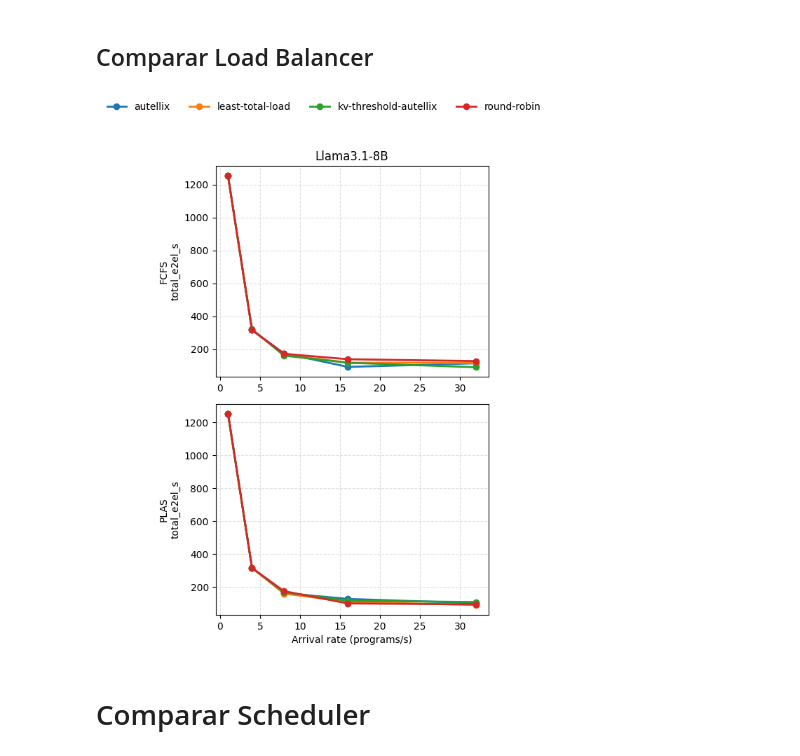
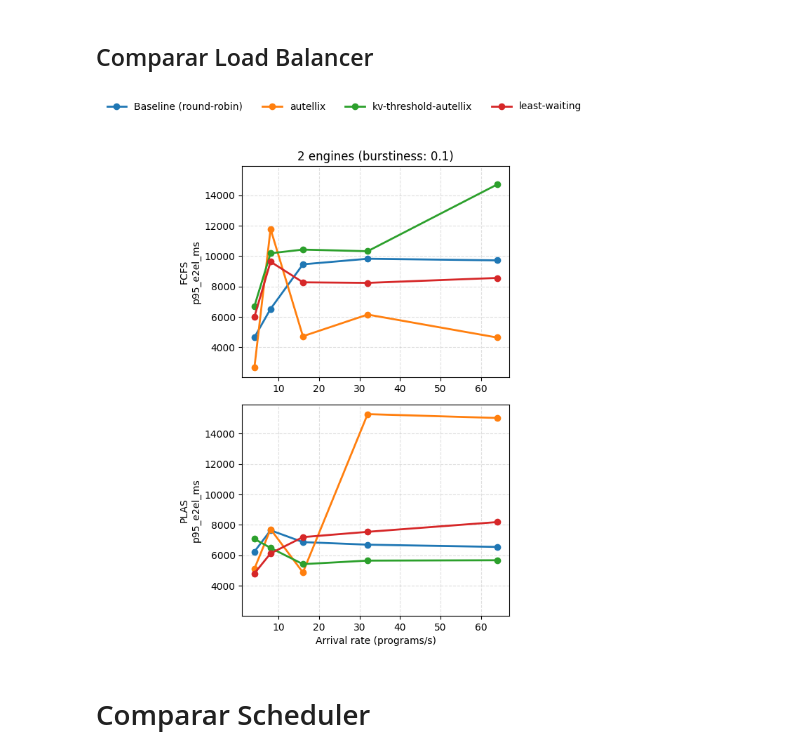
Before and after one commit to gabrielliman/proxy_server, a Jupyter notebook: plot_graph_load_balancer_benchmark.ipynb, the cells around one changed output. Saved outputs shown, nothing was run; the diff lists cells and outputs as text; code cells hidden in the pictures.

```diff
--- a/plot_graph_load_balancer_benchmark.ipynb
+++ b/plot_graph_load_balancer_benchmark.ipynb
@@ -1,7 +1,7 @@
 # %% [markdown]
 ## Comparar Load Balancer
 # %%
-Y_METRIC = "total_e2el_s"
+Y_METRIC = "p95_e2el_ms"
 # %%
 import json
 import glob
@@ -13,8 +13,8 @@ from collections import defaultdict
 # CONFIG
 # ============================================================
 OUTPUT_DIRS = {
-    "Llama3.1-8B": "outputs_benchmark_50_25_LLama_2GPU",
-    #"2 engines": "outputs_benchmark_load_balancer_2_engines",
+    #"Llama3.1-8B": "outputs_benchmark_50_25_LLama_2GPU",
+    "2 engines (burstiness: 0.1)": "outputs_llama_50_2gpu_burstiness_001",
     # "4 engines": "outputs_4_engines",
 }
 
@@ -23,10 +23,14 @@ SCHEDULERS = ["fcfs", "plas"]
 
 # Optional: fixed colors for consistency
 COLORS = {
-    "round-robin": "#1f77b4",
-    "least-waiting": "#ff7f0e",
-    "autellix": "#2ca02c",
-    "kv-threshold-autellix": "#d62728",
+    "least-waiting": "#1f77b4",           # Azul
+    "kv-threshold-autellix": "#ff7f0e",   # Laranja
+    "kv-threshold-autelix": "#ff7f0e",    # (Variação de escrita)
+    "kv-threshhold-autelix": "#ff7f0e",   # (Variação de escrita)
+    "Baseline (round-robin)": "#2ca02c",  # Verde
+    "Baseline (roundrobin)": "#2ca02c",   # (Variação de escrita)
+    "autellix": "#d62728",                # Vermelho
+    "autelix": "#d62728"                  # (Variação de escrita)
 }
 
 # results[engine][scheduler][strategy][rate] = [values]
@@ -35,7 +39,7 @@ results = defaultdict(
 )
 
 pattern = re.compile(
-    r"output_([^_]+)_([^_]+)_rate([\d.]+)_run\d+\.json"
+    r"(baseline_)?output_([^_]+)_([^_]+)_rate([\d.]+)_run\d+\.json"
 )
 
 
@@ -49,9 +53,13 @@ for engine_label, folder in OUTPUT_DIRS.items():
         if not match:
             continue
 
-        scheduler = match.group(1)
-        strategy = match.group(2)
-        rate = float(match.group(3))
+        is_baseline = match.group(1) is not None
+        scheduler = match.group(2)
+        strategy = match.group(3)
+        rate = float(match.group(4))
+
+        if is_baseline:
+            strategy = f"Baseline ({strategy})"
 
         with open(path) as f:
             data = json.load(f)
@@ -92,34 +100,34 @@ for col, (engine_label, _) in enumerate(OUTPUT_DIRS.items()):
                 rates,
                 values,
                 marker="o",
                 linewidth=2,
                 label=strategy
             )
 
         if row == 0:
             ax.set_title(engine_label)
 
         if col == 0:
             ax.set_ylabel(f"{scheduler.upper()}\n{Y_METRIC}")
 
         if row == n_rows - 1:
             ax.set_xlabel("Arrival rate (programs/s)")
 
         ax.grid(True, linestyle="--", alpha=0.4)
 
 handles, labels = axes[0, 0].get_legend_handles_labels()
 fig.legend(
     handles,
     labels,
     loc="upper center",
     ncol=len(labels),
     frameon=False
 )
 
 plt.tight_layout(rect=[0, 0, 1, 0.92])
 plt.show()
 # %% [output]
-[figure, old version]
+[figure, new version]
 # %% [markdown]
 # Comparar Scheduler
 # %%
```
Also changed, not shown: parts of 6 cells of this notebook, 16 other files.
